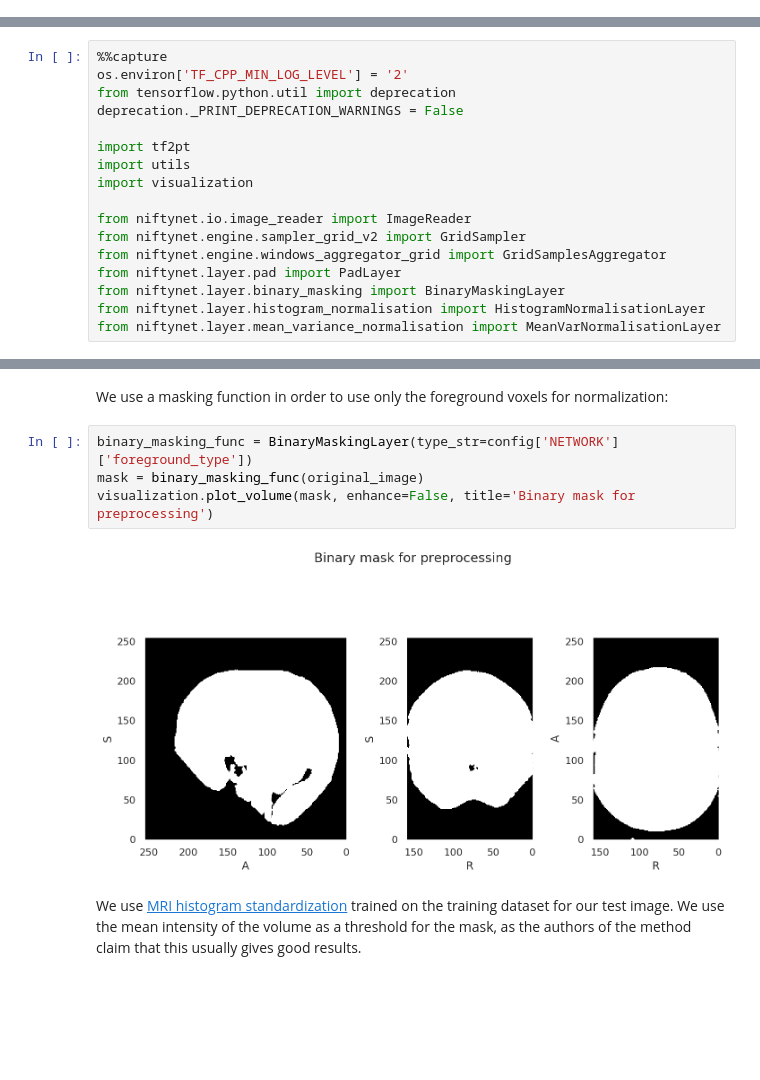
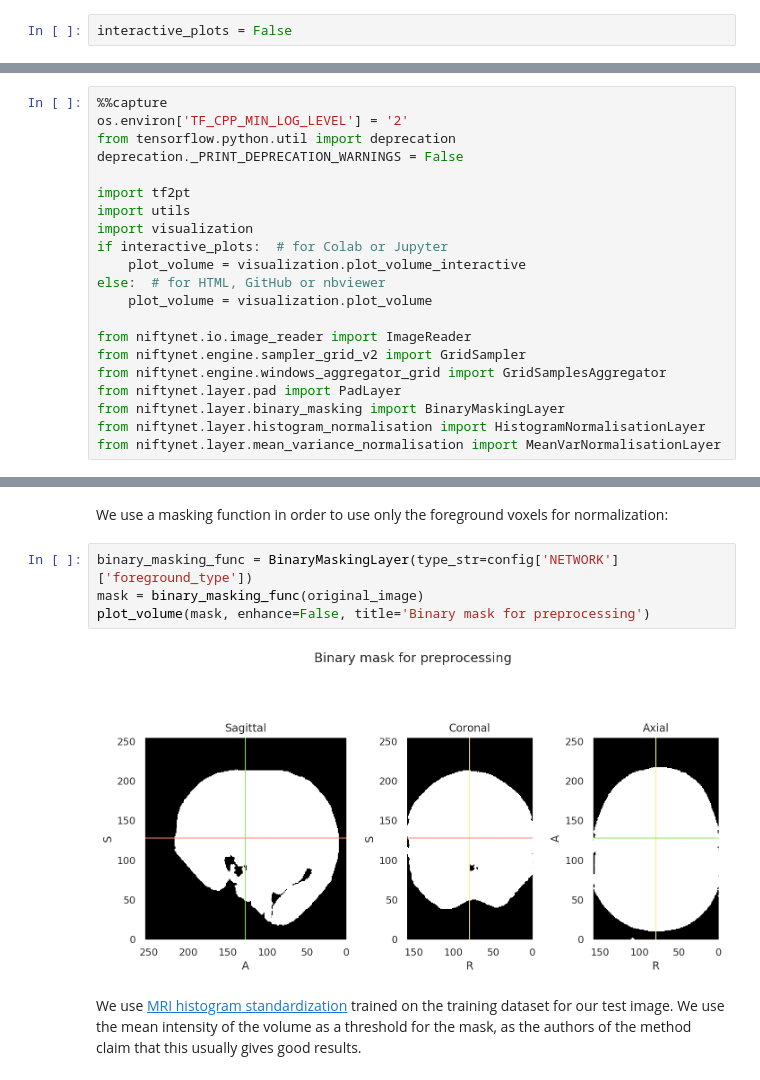
Before and after one commit to fepegar/miccai-educational-challenge-2019, a Jupyter notebook: Combining_the_power_of_PyTorch_and_NiftyNet.ipynb, the cells around one changed output, grey strips where cells are left out. Drawn from its saved outputs; the diff is of its cells as text; blank space fills up the shorter version.

Commit message:
Add support for interactive plots

```diff
--- a/Combining_the_power_of_PyTorch_and_NiftyNet.ipynb
+++ b/Combining_the_power_of_PyTorch_and_NiftyNet.ipynb
@@ -93,3 +97,5 @@ An already executed version of the notebook can be rendered using [nbviewer](htt
+# %%
+interactive_plots = False
 # %% [markdown]
 ## Setup
 # %% [markdown]
@@ -146,6 +154,10 @@ deprecation._PRINT_DEPRECATION_WARNINGS = False
 import tf2pt
 import utils
 import visualization
+if interactive_plots:  # for Colab or Jupyter
+    plot_volume = visualization.plot_volume_interactive
+else:  # for HTML, GitHub or nbviewer
+    plot_volume = visualization.plot_volume
 
 from niftynet.io.image_reader import ImageReader
 from niftynet.engine.sampler_grid_v2 import GridSampler
@@ -456,9 +468,9 @@ We use a masking function in order to use only the foreground voxels for normali
 # %%
 binary_masking_func = BinaryMaskingLayer(type_str=config['NETWORK']['foreground_type'])
 mask = binary_masking_func(original_image)
-visualization.plot_volume(mask, enhance=False, title='Binary mask for preprocessing')
+plot_volume(mask, enhance=False, title='Binary mask for preprocessing')
 # %% [output]
-[figure, old version]
+[figure, new version]
 # %% [markdown]
 We use [MRI histogram standardization](https://ieeexplore.ieee.org/document/836373) trained on the training dataset for our test image. We use the mean intensity of the volume as a threshold for the mask, as the authors of the method claim that this usually gives good results.
 # %%
```
Also changed, not shown: parts of 12 cells of this notebook.
